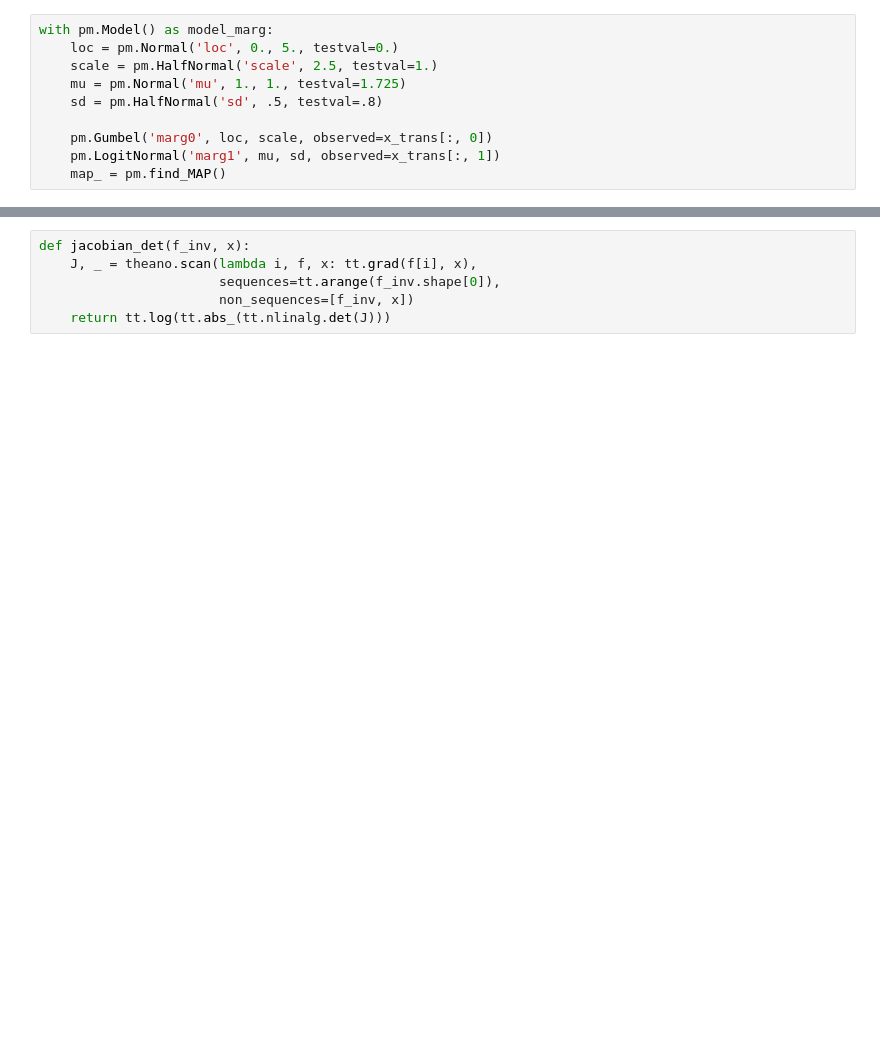
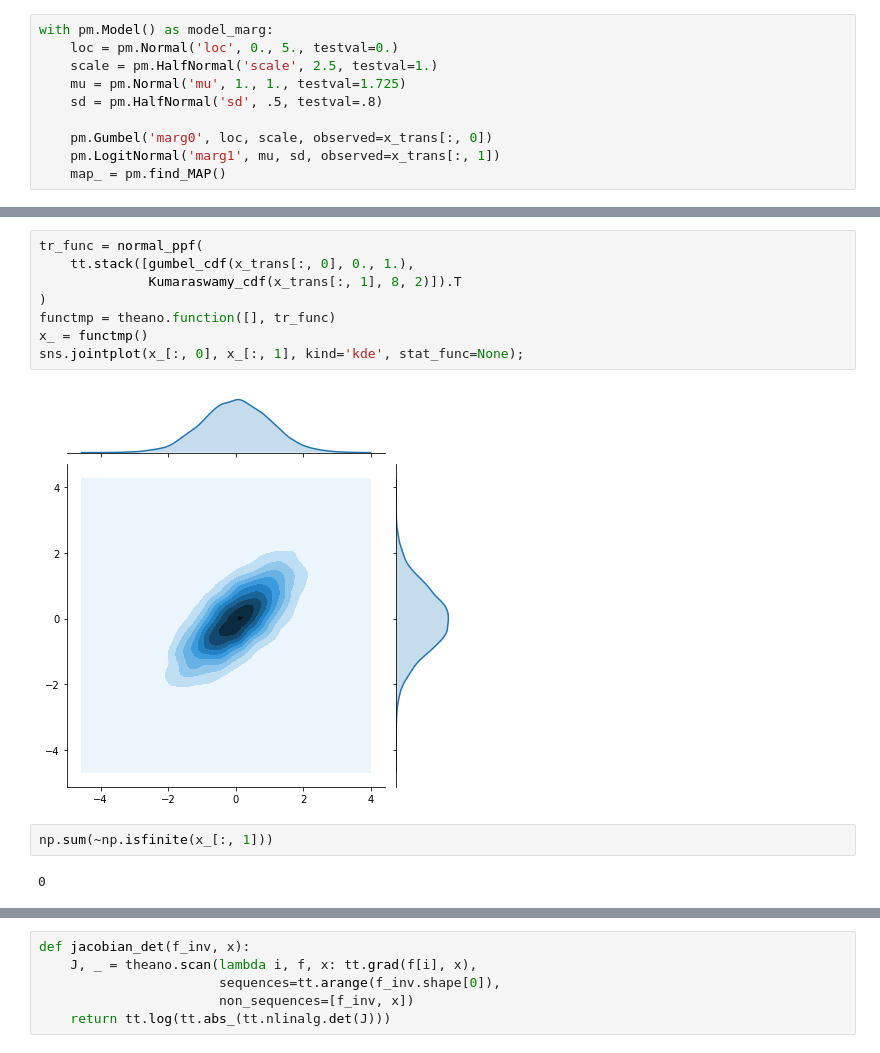
Before and after one commit to junpenglao/Planet_Sakaar_Data_Science, a Jupyter notebook: Miscellaneous/vector_transformation_copulas.ipynb, the cells around one changed output, grey strips where cells are left out. Drawn from its saved outputs; the diff is of its cells as text; blank space fills up the shorter version.

```diff
--- a/Miscellaneous/vector_transformation_copulas.ipynb
+++ b/Miscellaneous/vector_transformation_copulas.ipynb
@@ -388,0 +402,14 @@ ax[1].plot(x1, logitnormpdf);
+# %%
+tr_func = normal_ppf(
+    tt.stack([gumbel_cdf(x_trans[:, 0], 0., 1.),
+              Kumaraswamy_cdf(x_trans[:, 1], 8, 2)]).T
+)
+functmp = theano.function([], tr_func)
+x_ = functmp()
+sns.jointplot(x_[:, 0], x_[:, 1], kind='kde', stat_func=None);
+# %% [output]
+[figure, added]
+# %%
+np.sum(~np.isfinite(x_[:, 1]))
+# %% [output]
+0
```
Also changed, not shown: parts of 20 cells of this notebook, 1 other file.
